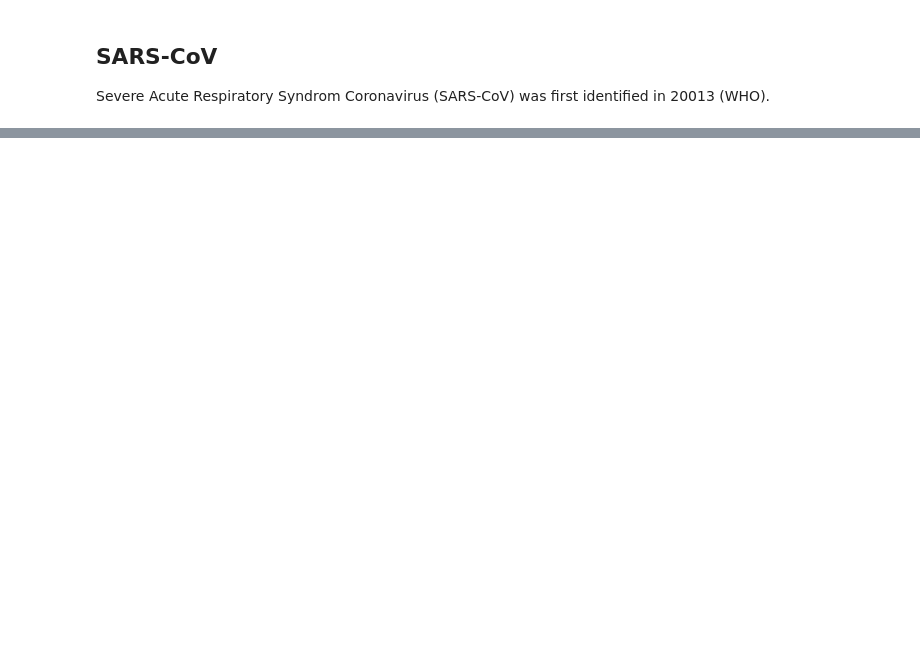
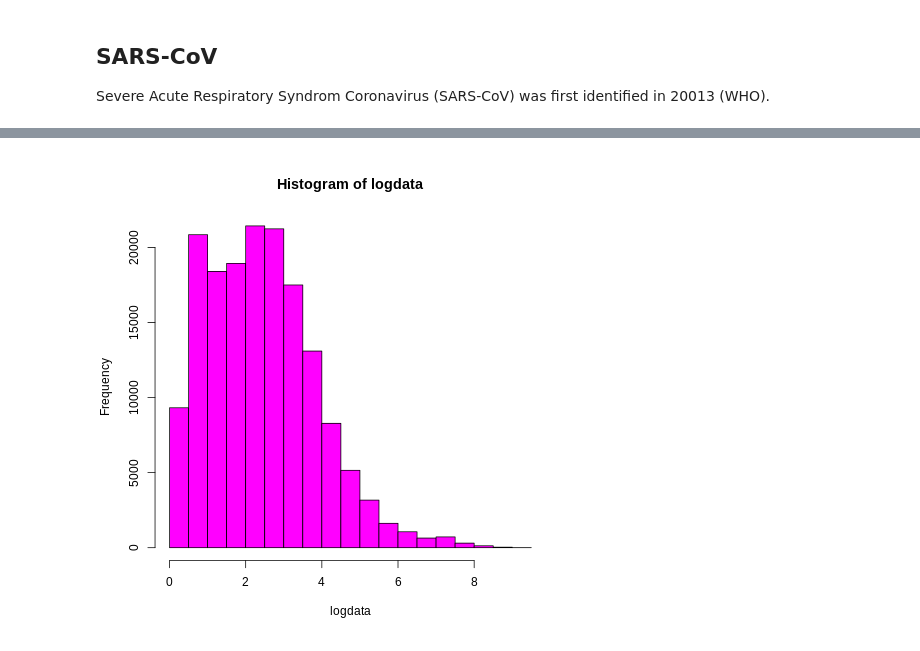
Before and after one commit to cindykhris/SummerInternship2020, a Jupyter notebook: SummerInternship2020.ipynb, the cells around one changed output, grey strips where cells are left out. Drawn from its saved outputs; the diff is of its cells as text; code cells hidden in the pictures; blank space fills up the shorter version.

```diff
--- a/SummerInternship2020.ipynb
+++ b/SummerInternship2020.ipynb
@@ -205,0 +125,5 @@ import seaborn as sns
+# %%
+%%R
+hist(logdata, col='magenta')
+# %% [output]
+[figure, added]
```
Also changed, not shown: parts of 17 cells of this notebook.
